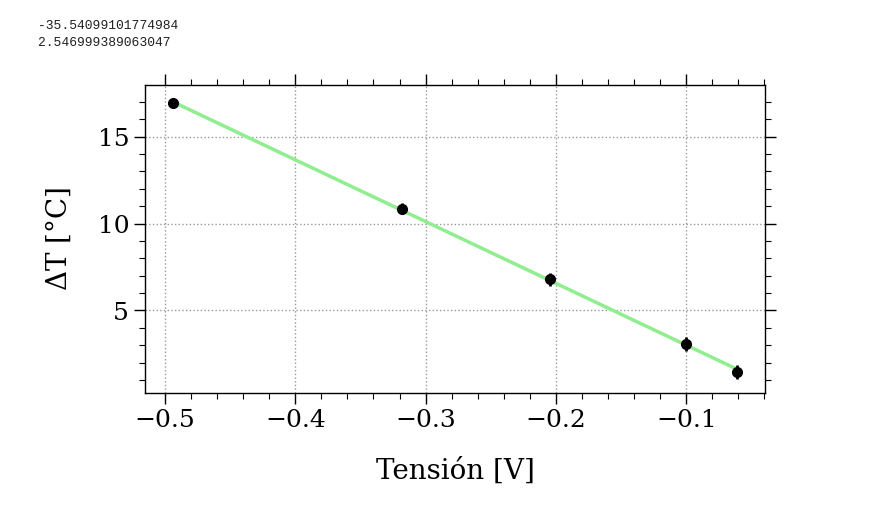
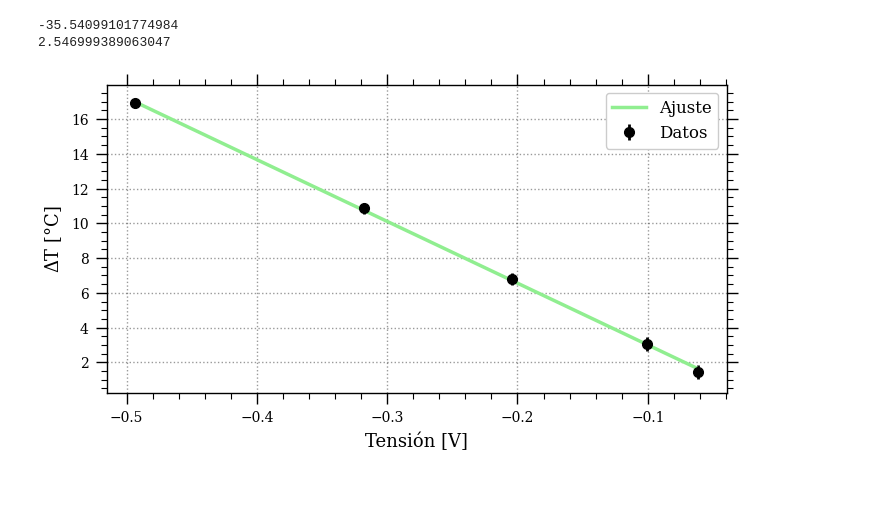
Before and after one commit to mpalomeque01/Peltier, a Jupyter notebook: seebeck2.ipynb, the cells around one changed output. Drawn from its saved outputs; the diff is of its cells as text; code cells hidden in the pictures.

```diff
--- a/seebeck2.ipynb
+++ b/seebeck2.ipynb
@@ -206,16 +206,18 @@ print(pcov[0,0])
 2.546999389063047
 # %%
 fig, ax = plt.subplots(figsize=(8, 4))
-ax.set_xlabel('Tensión [V]')
-ax.set_ylabel(r'$\Delta$T [°C]')
+ax.set_xlabel('Tensión [V]', fontsize=13, labelpad = 5)
+ax.set_ylabel(r'$\Delta$T [°C]', fontsize=13, labelpad = 5)
 
 ax.errorbar(VPeltier, deltaT, yerr=deltaT_sd,
             color='k', lw=2, marker='o', ls='', ms=7, label=f'Datos')
-ax.plot(VPeltier, seebeck_f(VPeltier, *popt))
+ax.plot(VPeltier, seebeck_f(VPeltier, *popt),label = f'Ajuste')
 
 
-# ax.legend()
-fig.savefig('Ajuste_seebeck.png')
+ax.tick_params(axis='both', which='major', labelsize=10,pad = 5)
+ax.tick_params(axis='both', which='minor', labelsize=8)
+ax.legend(fontsize = 'large')
+fig.savefig('Figuras/Ajuste_seebeck.png', transparent= True)
 plt.show()
 # %% [output]
-[figure, old version]
+[figure, new version]
```
Also changed, not shown: 17 other files.
